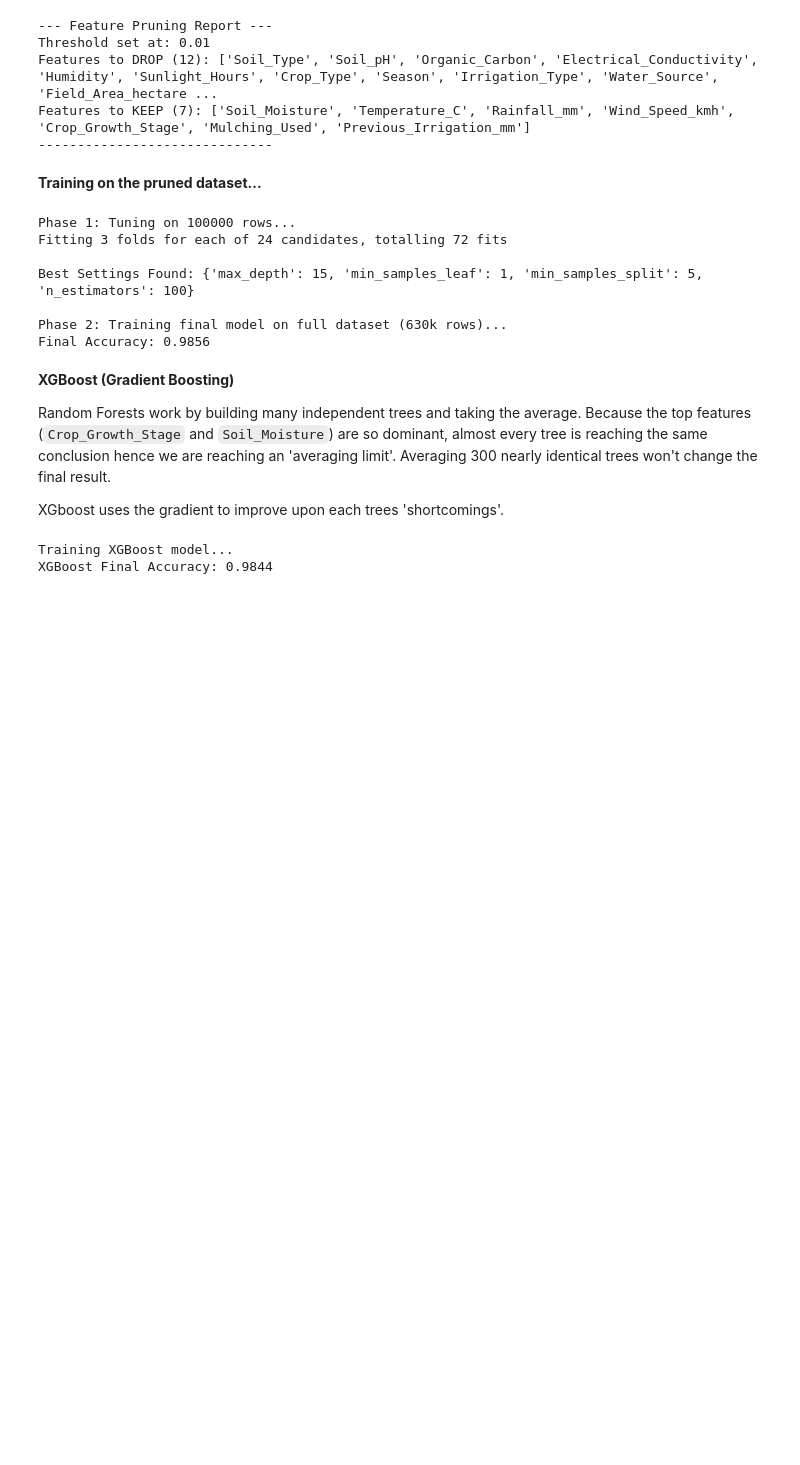
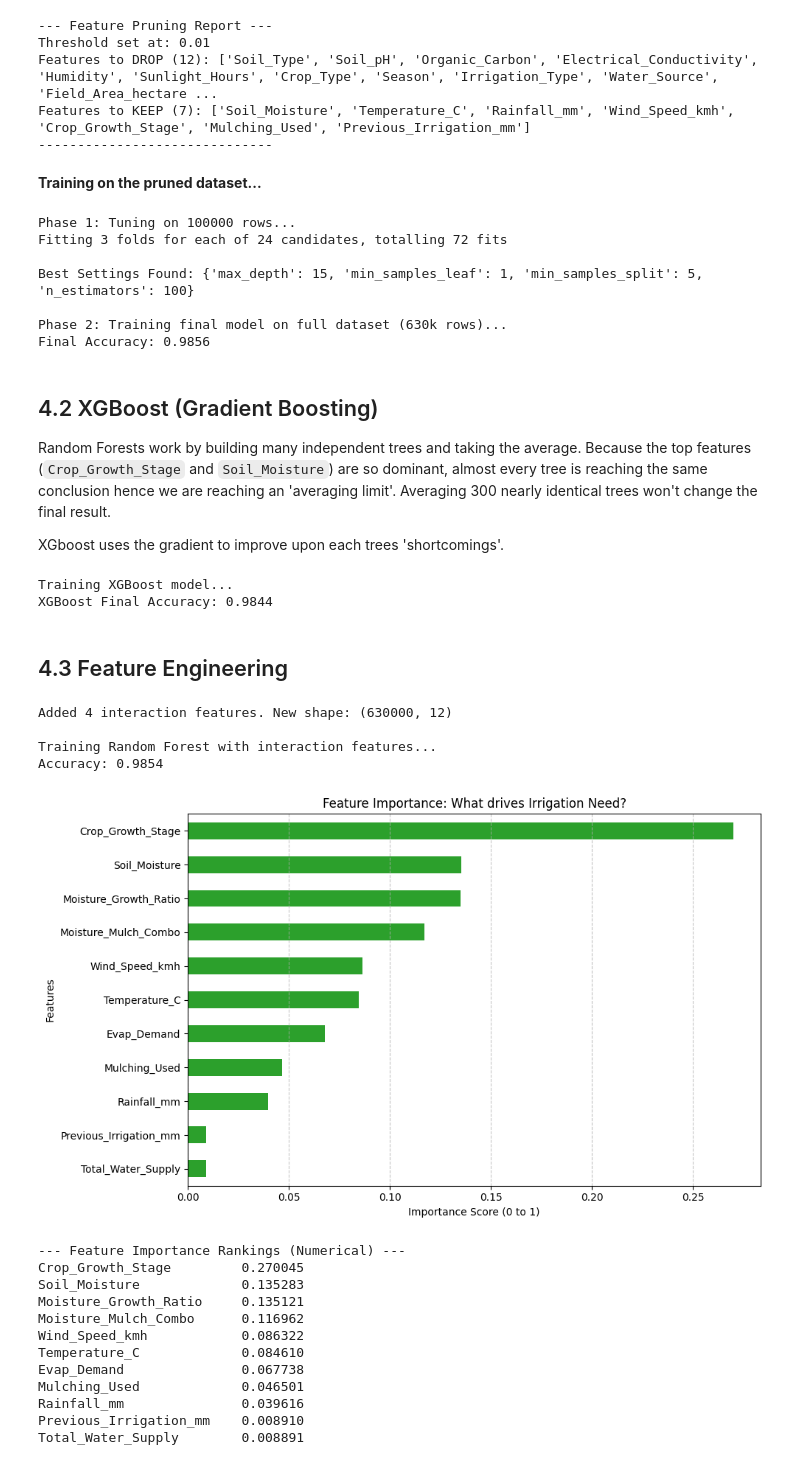
Before and after one commit to David-Langat/Kaggle, a Jupyter notebook: irrigation-need.ipynb, the cells around one changed output. Drawn from its saved outputs; the diff is of its cells as text; code cells hidden in the pictures; blank space fills up the shorter version.

Commit message:
Kaggle Notebook | irrigation-need | Version 2

```diff
--- a/irrigation-need.ipynb
+++ b/irrigation-need.ipynb
@@ -238,7 +250,7 @@ def clean_dataframe(df):
         df[column] = (df[column] - df[column].min()) / (df[column].max() - df[column].min())
 
     # Encode categorical columns
-    categorical_columns = df.select_dtypes(include=[str]).columns
+    categorical_columns = df.select_dtypes(include=[object]).columns
     for column in categorical_columns:
         if df[column].nunique() == 2:
             # One-hot encode columns with 2 unique values to either 0 or 1
@@ -282,9 +296,9 @@ def randomforest_model_training(df):
     y_pred = model.predict(X_test)
     accuracy = accuracy_score(y_test, y_pred)
     print(f'Accuracy: {accuracy:.4f}')
+    return model
 
-
-randomforest_model_training(train_df_cleaned)
+rf_model = randomforest_model_training(train_df_cleaned)
 # %% [output]
 Accuracy: 0.9855
 # %%
@@ -453,7 +467,7 @@ Best Settings Found: {'max_depth': 15, 'min_samples_leaf': 1, 'min_samples_split
 Phase 2: Training final model on full dataset (630k rows)...
 Final Accuracy: 0.9856
 # %% [markdown]
-**XGBoost (Gradient Boosting)**
+## 4.2 XGBoost (Gradient Boosting)
 
 Random Forests work by building many independent trees and taking the average. Because the top features (`Crop_Growth_Stage` and `Soil_Moisture`) are so dominant, almost every tree is reaching the same conclusion hence we are reaching an 'averaging limit'. Averaging 300 nearly identical trees won't change the final result.
 
@@ -496,3 +510,58 @@ xgb_model = xgboost_model_training(train_df_pruned)
 # %% [output]
 Training XGBoost model...
 XGBoost Final Accuracy: 0.9844
+# %% [markdown]
+## 4.3 Feature Engineering
+# %%
+def add_interaction_features(df):
+    '''
+    Creates new features using only the variables kept after pruning
+    (Soil_Moisture, Crop_Growth_Stage, Wind_Speed, Temperature, etc.)
+    '''
+    df_engineered = df.copy()
+
+    # 1. Moisture-to-Growth Ratio
+    # High impact: Shows if moisture is sufficient for the current life stage
+    df_engineered['Moisture_Growth_Ratio'] = df_engineered['Soil_Moisture'] / (df_engineered['Crop_Growth_Stage'] + 1)
+
+    # 2. Evaporative Demand (Wind + Temperature)
+    # Replaces 'Heat Stress'. High wind + high temp = high soil drying rate
+    df_engineered['Evap_Demand'] = df_engineered['Wind_Speed_kmh'] * df_engineered['Temperature_C']
+
+    # 3. Moisture Retention Potential (Moisture + Mulching)
+    # Mulching helps keep moisture in; this interaction captures that synergy
+    df_engineered['Moisture_Mulch_Combo'] = df_engineered['Soil_Moisture'] * df_engineered['Mulching_Used']
+
+    # 4. Total Water Supply
+    # Sum of environmental water and previous manual irrigation
+    df_engineered['Total_Water_Supply'] = df_engineered['Rainfall_mm'] + df_engineered['Previous_Irrigation_mm']
+
+    print(f"Added 4 interaction features. New shape: {df_engineered.shape}")
+    return df_engineered
+
+
+train_df_engineered = add_interaction_features(train_df_pruned)
+
+print("\nTraining Random Forest with interaction features...")
+best_rf_model_engineered = randomforest_model_training(train_df_engineered)
+
+# 3. Check the new Feature Importance rankings
+plot_feature_importance(train_df_engineered, best_rf_model_engineered)
+# %% [output]
+Added 4 interaction features. New shape: (630000, 12)
+
+Training Random Forest with interaction features...
+Accuracy: 0.9854
+[figure, added]
+--- Feature Importance Rankings (Numerical) ---
+Crop_Growth_Stage         0.270045
+Soil_Moisture             0.135283
+Moisture_Growth_Ratio     0.135121
+Moisture_Mulch_Combo      0.116962
+Wind_Speed_kmh            0.086322
+Temperature_C             0.084610
+Evap_Demand               0.067738
+Mulching_Used             0.046501
+Rainfall_mm               0.039616
+Previous_Irrigation_mm    0.008910
+Total_Water_Supply        0.008891
```
Also changed, not shown: parts of 29 cells of this notebook.
